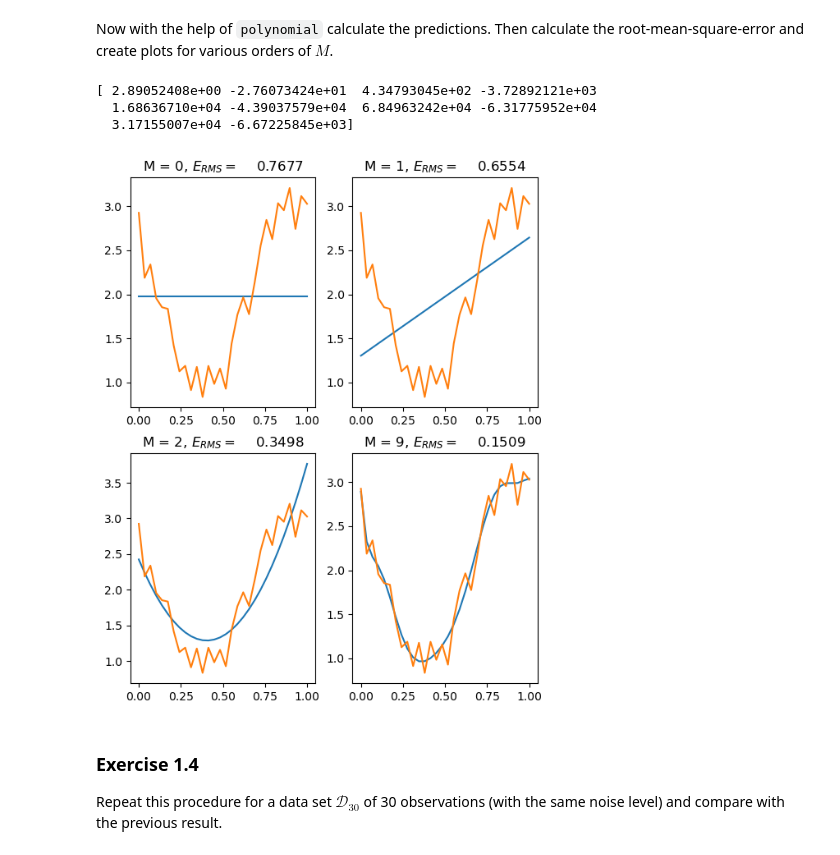
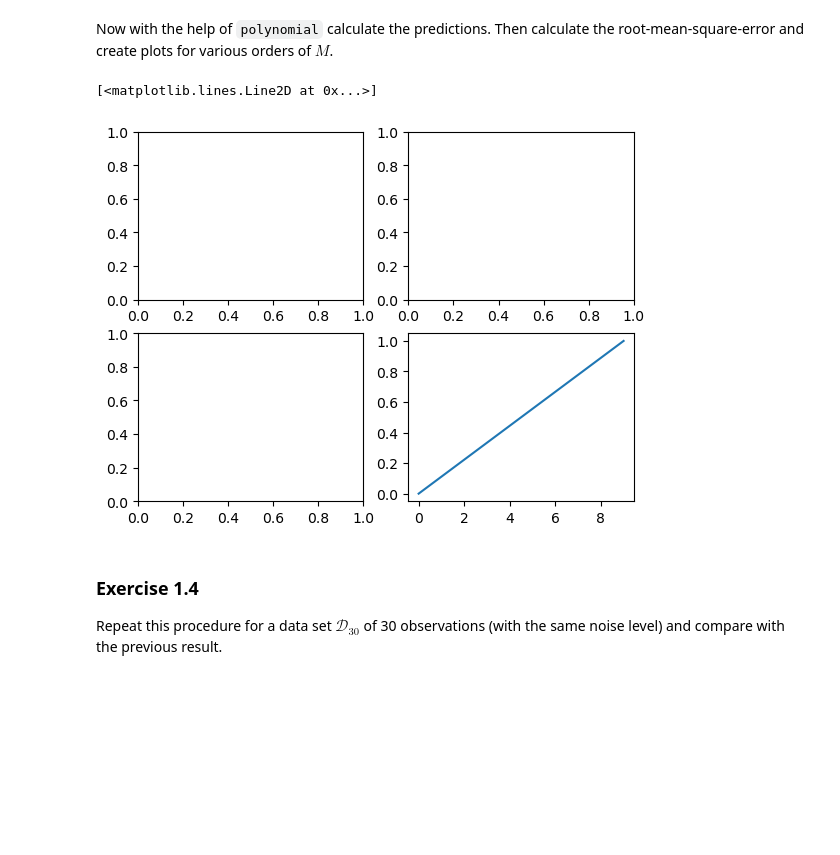
Before and after one commit to JvPost/SML, a Jupyter notebook: SML22_as01_1.ipynb, the cells around one changed output. Cells and saved outputs as stored; diff of their text form; code cells hidden in the pictures; blank space fills up the shorter version.

```diff
--- a/SML22_as01_1.ipynb
+++ b/SML22_as01_1.ipynb
@@ -196,35 +201,33 @@ Now with the help of `polynomial` calculate the predictions. Then calculate the
 create plots for various orders of $M$.
 # %%
 deg = [0, 1, 2, 9]
+
 w0 = polynomial_curve_fit(D_train, deg[0]+1)
 w1 = polynomial_curve_fit(D_train, deg[1]+1)
 w3 = polynomial_curve_fit(D_train, deg[2]+1)
 w9 = polynomial_curve_fit(D_train, deg[3]+1)
 
 y0 = polynomial(X_train, w0)
 y1 = polynomial(X_train, w1)
 y3 = polynomial(X_train, w3)
 y9 = polynomial(X_train, w9)
 
 y = [y0, y1, y3, y9]
 
-def plot(y, t):
-    fig, axs = plt.subplots(2, 2)
-    fig.set_figheight(8)
-    for i, (y_n, ax) in enumerate(zip(y, axs.ravel())):
-        E = 0.5 * np.sum((y_n - t)**2)
-        E_rms = np.sqrt(2*E/len(t))
-        ax.set_title("M = %s, $E_{RMS}=$%s" % (deg[i], f"{E_rms:10.4f}"))
-        ax.plot(X_train, y_n)
-        ax.plot(X_train, t)
+# def plot(y, x, deg):
+#     fig, axs = plt.subplots(2, 2)
+#     fig.set_figheight(8)
+#     for i, (y_n, ax) in enumerate(zip(y, axs.ravel())):
+#         E = 0.5 * np.sum((y_n - t)**2)
+#         E_rms = np.sqrt(2*E/len(t))
+#         ax.set_title("M = %s, $E_{RMS}=$%s" % (deg[i], f"{E_rms:10.4f}"))
+#         ax.plot(x, y_n)
 
-
-plot(y, t_train)
+fig, axs = plt.subplots(2, 2)
+plt.plot(X_train)
 # %% [output]
-[ 2.89052408e+00 -2.76073424e+01  4.34793045e+02 -3.72892121e+03
-  1.68636710e+04 -4.39037579e+04  6.84963242e+04 -6.31775952e+04
-  3.17155007e+04 -6.67225845e+03]
+[<matplotlib.lines.Line2D at 0x...>]
-[figure, old version]
+[figure, new version]
 # %% [markdown]
 ### Exercise 1.4
 Repeat this procedure for a data set $\mathcal{D}_{30}$ of 30 observations (with the same noise level) and compare with the previous result.
```
Also changed, not shown: parts of 3 cells of this notebook.
